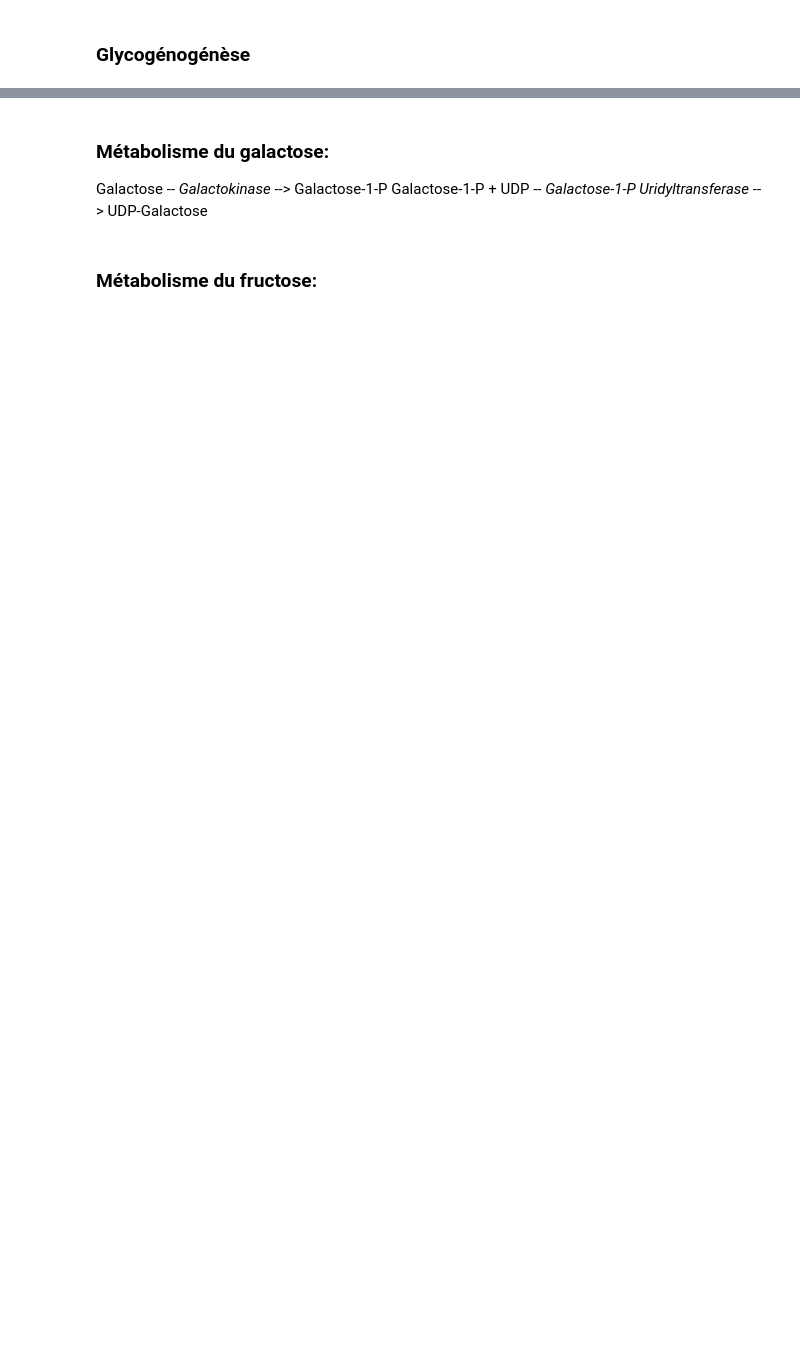
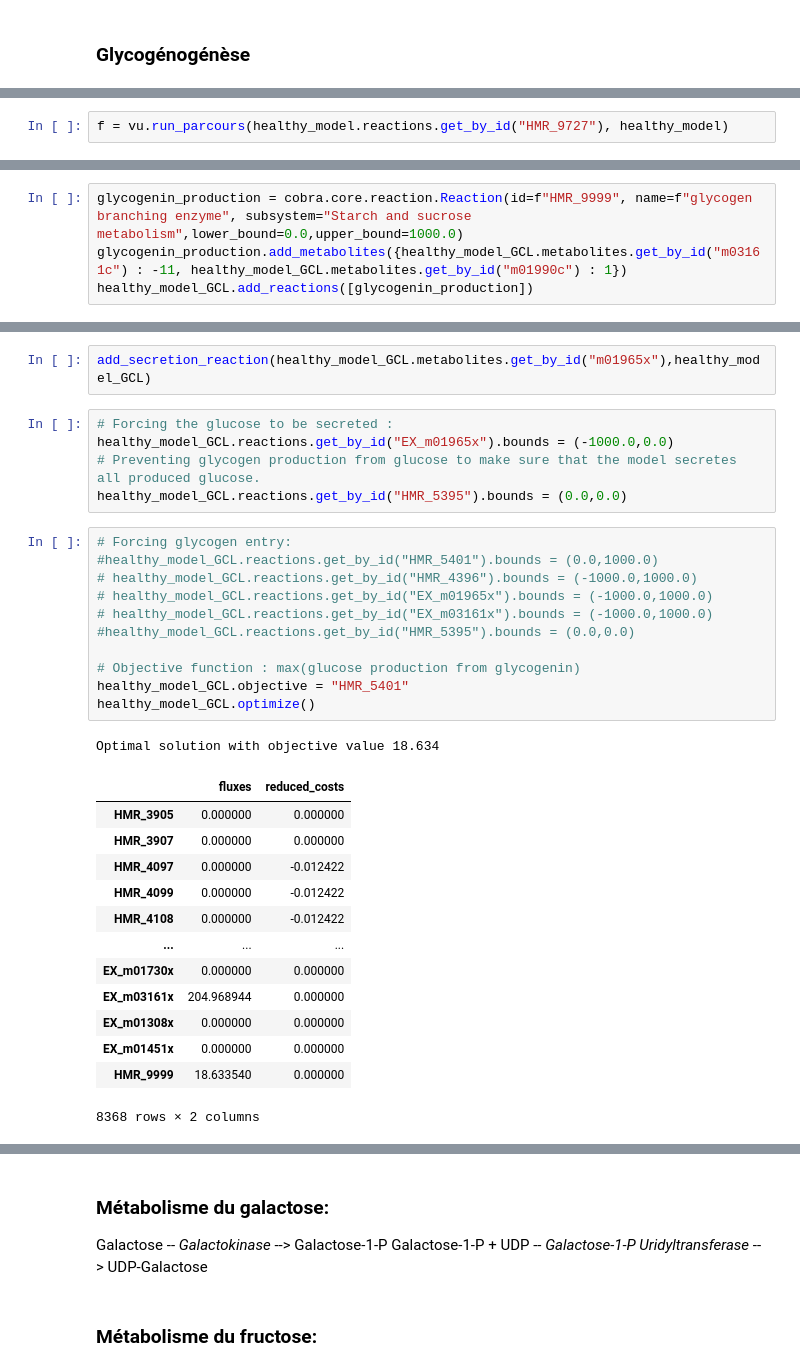
Before and after one commit to JoPkb/RBA_cutsets, a Jupyter notebook: code/healthy_liver_functions.ipynb, the cells around one changed output, grey strips where cells are left out. Drawn from its saved outputs; the diff is of its cells as text; blank space fills up the shorter version.

```diff
--- a/code/healthy_liver_functions.ipynb
+++ b/code/healthy_liver_functions.ipynb
@@ -195,0 +278,2 @@ r_glyco
+# %%
+f = vu.run_parcours(healthy_model.reactions.get_by_id("HMR_9727"), healthy_model)
@@ -228,0 +434,4 @@ g_r = healthy_model.reactions.HMR_9729
+# %%
+glycogenin_production = cobra.core.reaction.Reaction(id=f"HMR_9999", name=f"glycogen branching enzyme", subsystem="Starch and sucrose metabolism",lower_bound=0.0,upper_bound=1000.0)
+glycogenin_production.add_metabolites({healthy_model_GCL.metabolites.get_by_id("m03161c") : -11, healthy_model_GCL.metabolites.get_by_id("m01990c") : 1})
+healthy_model_GCL.add_reactions([glycogenin_production])
@@ -228,0 +458,33 @@ g_r = healthy_model.reactions.HMR_9729
+# %%
+add_secretion_reaction(healthy_model_GCL.metabolites.get_by_id("m01965x"),healthy_model_GCL)
+# %%
+# Forcing the glucose to be secreted :
+healthy_model_GCL.reactions.get_by_id("EX_m01965x").bounds = (-1000.0,0.0)
+# Preventing glycogen production from glucose to make sure that the model secretes all produced glucose.
+healthy_model_GCL.reactions.get_by_id("HMR_5395").bounds = (0.0,0.0)
+# %%
+# Forcing glycogen entry:
+#healthy_model_GCL.reactions.get_by_id("HMR_5401").bounds = (0.0,1000.0)
+# healthy_model_GCL.reactions.get_by_id("HMR_4396").bounds = (-1000.0,1000.0)
+# healthy_model_GCL.reactions.get_by_id("EX_m01965x").bounds = (-1000.0,1000.0)
+# healthy_model_GCL.reactions.get_by_id("EX_m03161x").bounds = (-1000.0,1000.0)
+#healthy_model_GCL.reactions.get_by_id("HMR_5395").bounds = (0.0,0.0)
+
+# Objective function : max(glucose production from glycogenin)
+healthy_model_GCL.objective = "HMR_5401"
+healthy_model_GCL.optimize()
+# %% [output]
+Optimal solution with objective value 18.634
+|  | fluxes | reduced_costs |
+| HMR_3905 | 0.000000 | 0.000000 |
+| HMR_3907 | 0.000000 | 0.000000 |
+| HMR_4097 | 0.000000 | -0.012422 |
+| HMR_4099 | 0.000000 | -0.012422 |
+| HMR_4108 | 0.000000 | -0.012422 |
+| ... | ... | ... |
+| EX_m01730x | 0.000000 | 0.000000 |
+| EX_m03161x | 204.968944 | 0.000000 |
+| EX_m01308x | 0.000000 | 0.000000 |
+| EX_m01451x | 0.000000 | 0.000000 |
+| HMR_9999 | 18.633540 | 0.000000 |
+8368 rows × 2 columns
```
Also changed, not shown: parts of 50 cells of this notebook, 2 other files.
